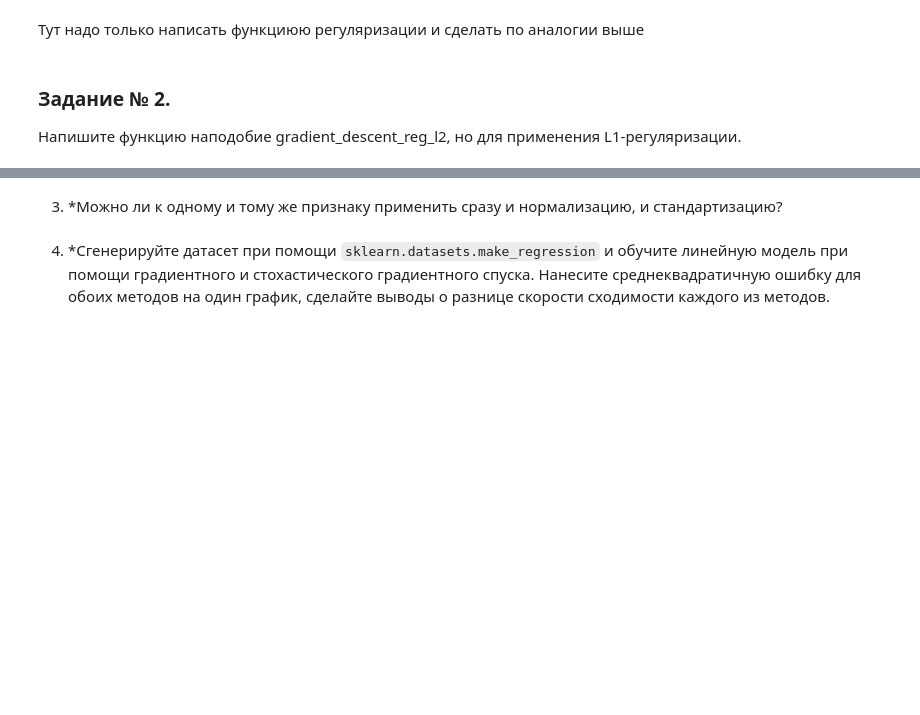
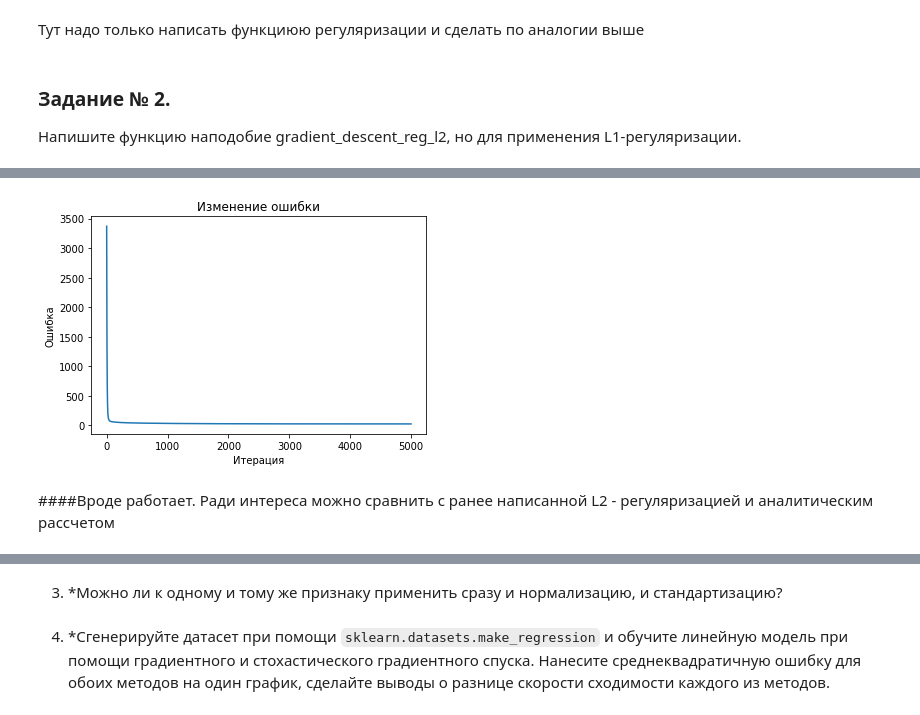
Before and after one commit to vinalyan/diff, a Jupyter notebook: GeekBrains/algorithms/web2/Lesson_2_extended.ipynb, the cells around one changed output, grey strips where cells are left out. Cells and saved outputs as stored; diff of their text form; code cells hidden in the pictures; blank space fills up the shorter version.

```diff
--- a/GeekBrains/algorithms/web2/Lesson_2_extended.ipynb
+++ b/GeekBrains/algorithms/web2/Lesson_2_extended.ipynb
@@ -1072,0 +1183,10 @@ array([40.67296023,  6.26862495, -0.94578699,  9.28212676])
+# %%
+plt.plot(e_list)
+plt.title('Изменение ошибки')
+plt.xlabel('Итерация')
+plt.ylabel('Ошибка');
+# %% [output]
+[figure, added]
+# %% [markdown]
+####Вроде работает.
+Ради интереса можно сравнить с ранее написанной L2 - регуляризацией и аналитическим рассчетом
```
Also changed, not shown: parts of 22 cells of this notebook.
